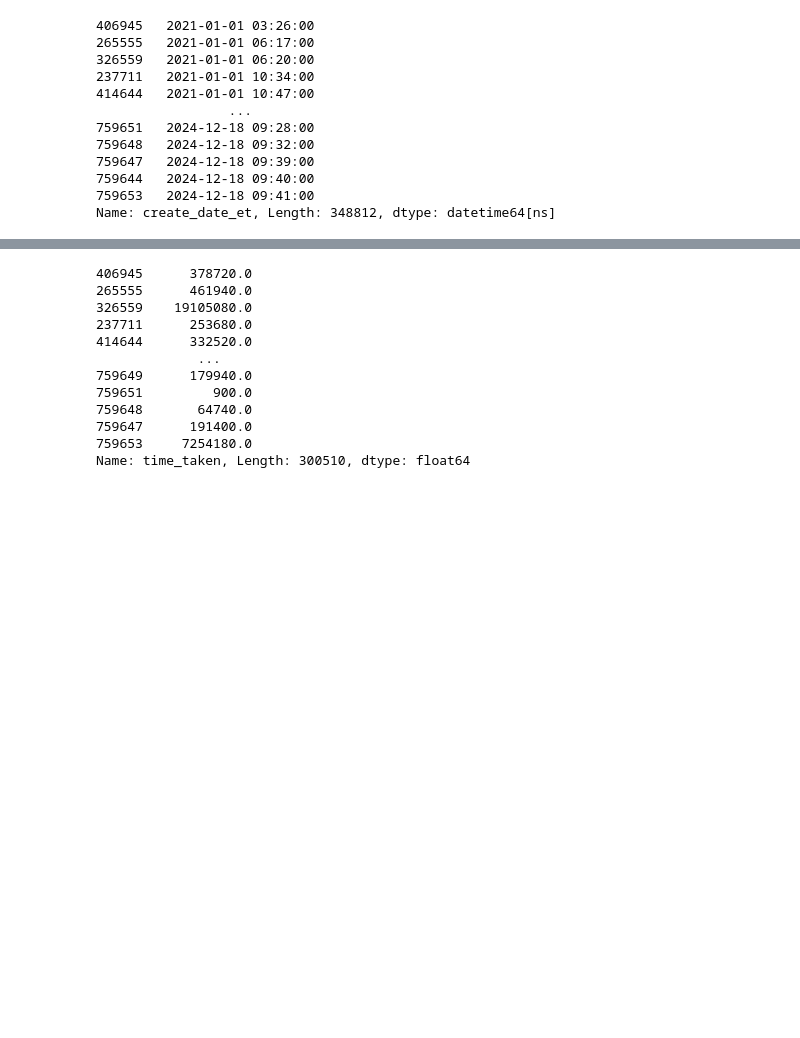
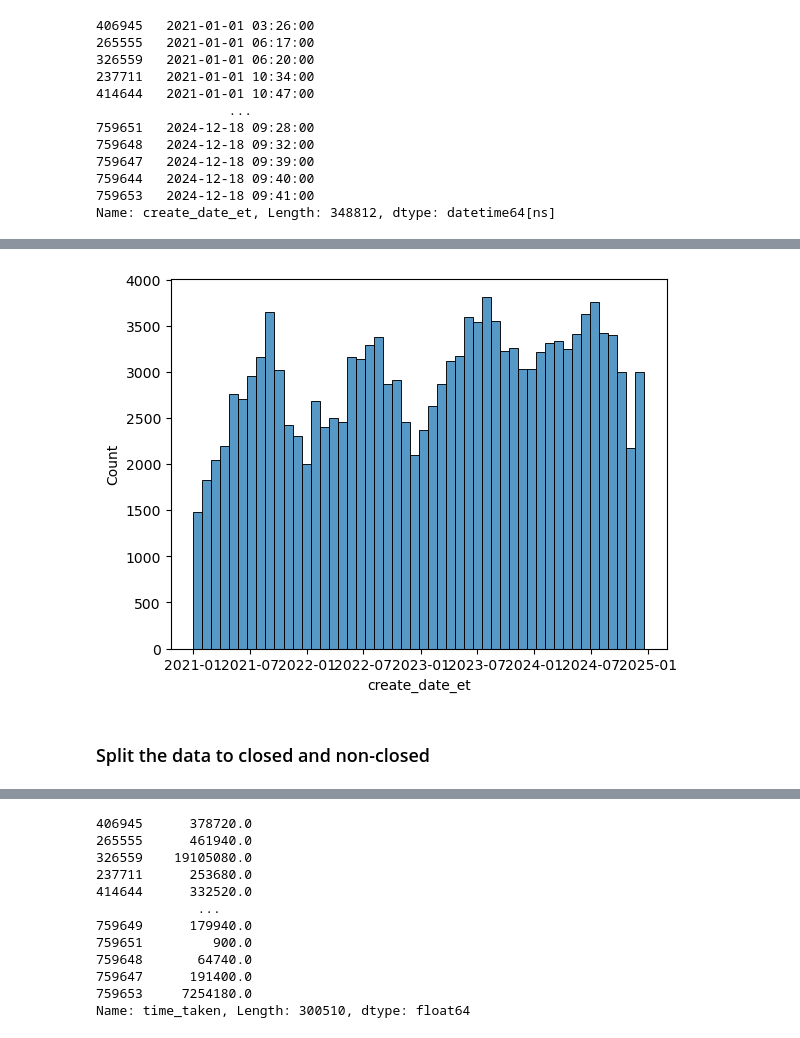
Before and after one commit to kanikaselva/311analysis, a Jupyter notebook: Analysis/4. PredictTimeTaken.ipynb, the cells around one changed output, grey strips where cells are left out. Drawn from its saved outputs; the diff is of its cells as text; code cells hidden in the pictures; blank space fills up the shorter version.

```diff
--- a/Analysis/4. PredictTimeTaken.ipynb
+++ b/Analysis/4. PredictTimeTaken.ipynb
@@ -613,0 +617,7 @@ Name: create_date_et, Length: 348812, dtype: datetime64[ns]
+# %%
+sns.histplot(X_recent[X_recent['street'].isna()]['create_date_et'],bins=50)
+plt.show()
+# %% [output]
+[figure, added]
+# %% [markdown]
+### Split the data to closed and non-closed
```
Also changed, not shown: parts of 226 cells of this notebook.
